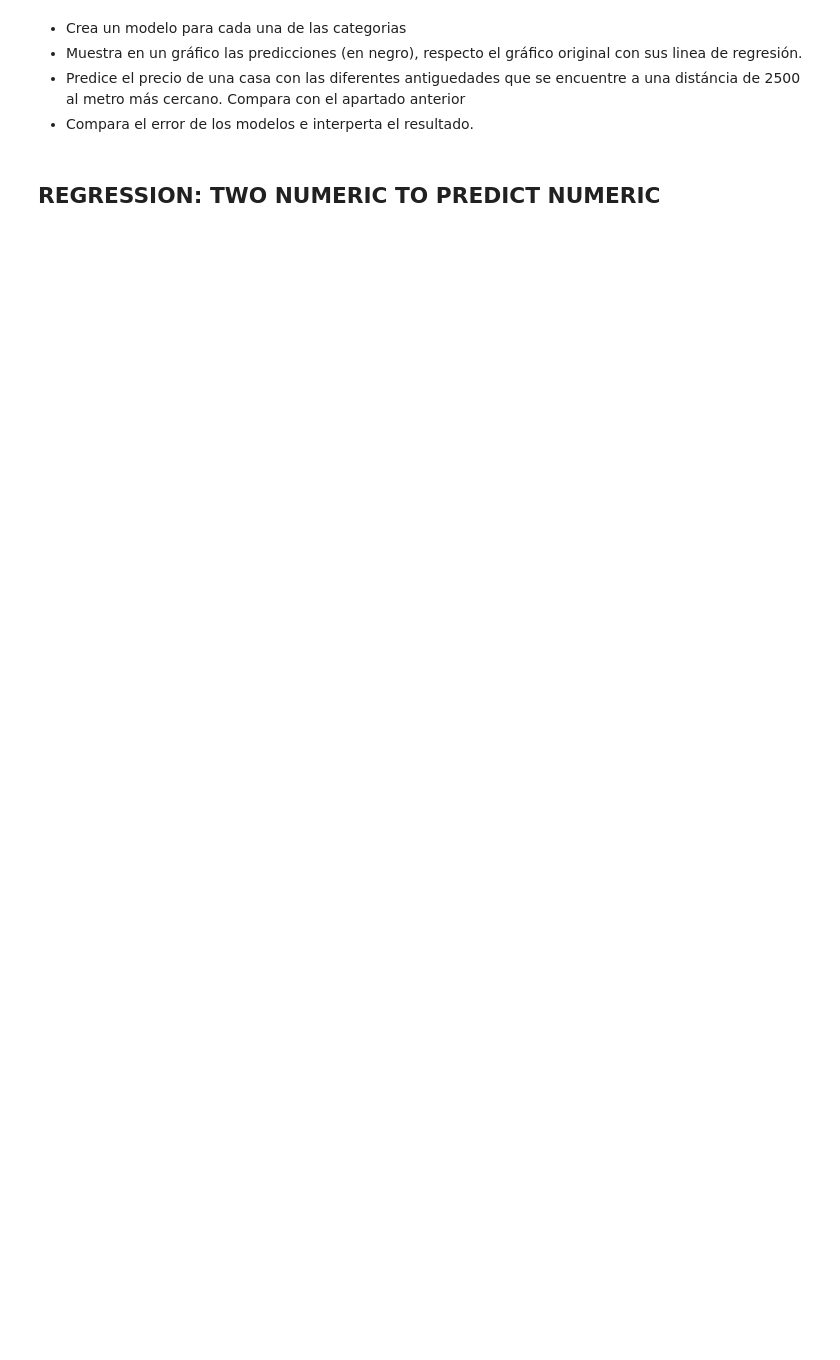
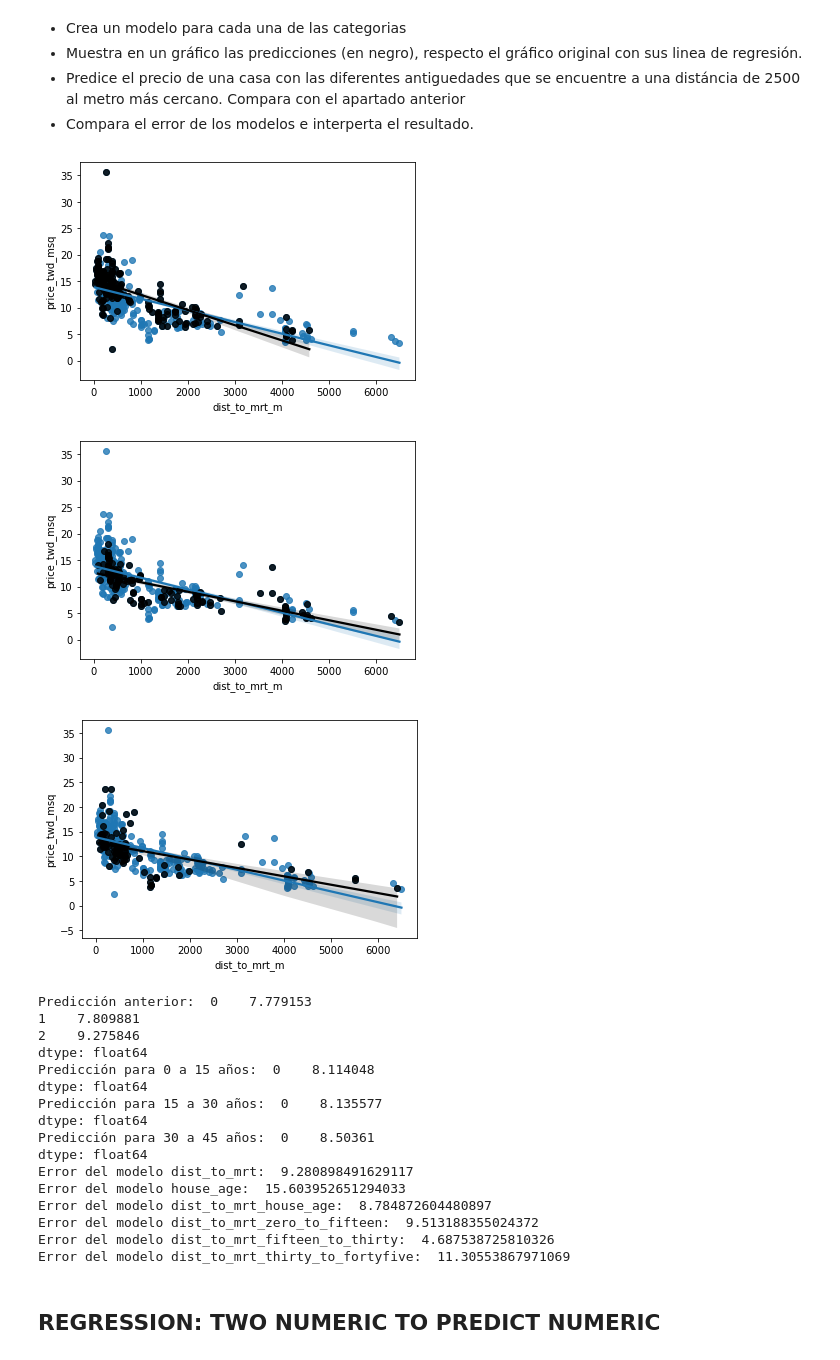
Before and after one commit to gcfp/M03, a Jupyter notebook: actividad-taiwan/MultRegression_Alum.ipynb, the cells around one changed output. Drawn from its saved outputs; the diff is of its cells as text; code cells hidden in the pictures; blank space fills up the shorter version.

```diff
--- a/actividad-taiwan/MultRegression_Alum.ipynb
+++ b/actividad-taiwan/MultRegression_Alum.ipynb
@@ -16,6 +59,65 @@ A partir del dataSet de Taiwan:
 *   Muestra en un gráfico las predicciones (en negro), respecto el gráfico original con sus linea de regresión.
 * Predice el precio de una casa con las diferentes antiguedades que se encuentre a una distáncia de 2500 al metro más cercano. Compara con el apartado anterior
 * Compara el error de los modelos e interperta el resultado.
+# %%
+# Crea un modelo para cada una de las categorias
+zero_to_fifteen = taiwan_df[taiwan_df['house_age_years'] == "0 to 15"]
+fifteen_to_thirty = taiwan_df[taiwan_df['house_age_years'] == "15 to 30"]
+thirty_to_fortyfive = taiwan_df[taiwan_df['house_age_years'] == "30 to 45"]
+
+dist_to_mrt_zero_to_fifteen = ols(formula="price_twd_msq ~ dist_to_mrt_m", data=zero_to_fifteen).fit()
+dist_to_mrt_fifteen_to_thirty = ols(formula="price_twd_msq ~ dist_to_mrt_m", data=fifteen_to_thirty).fit()
+dist_to_mrt_thirty_to_fortyfive = ols(formula="price_twd_msq ~ dist_to_mrt_m", data=thirty_to_fortyfive).fit()
+
+# Muestra en un gráfico las predicciones (en negro), respecto el gráfico original con sus linea de regresión.
+sns.regplot(x="dist_to_mrt_m", y="price_twd_msq", data=taiwan_df)
+sns.regplot(x="dist_to_mrt_m", y="price_twd_msq", data=zero_to_fifteen, color="black")
+plt.show()
+
+sns.regplot(x="dist_to_mrt_m", y="price_twd_msq", data=taiwan_df)
+sns.regplot(x="dist_to_mrt_m", y="price_twd_msq", data=fifteen_to_thirty, color="black")
+plt.show()
+
+sns.regplot(x="dist_to_mrt_m", y="price_twd_msq", data=taiwan_df)
+sns.regplot(x="dist_to_mrt_m", y="price_twd_msq", data=thirty_to_fortyfive, color="black")
+plt.show()
+
+# Predice el precio de una casa con las diferentes antiguedades que se encuentre a una distáncia de 2500 al metro más cercano. Compara con el apartado anterior
+zero_to_fifteen_predicted_data = pd.DataFrame({'dist_to_mrt_m': 2500, 'house_age_years': zero_to_fifteen['house_age_years'].unique()})
+fifteen_to_thirty_predicted_data = pd.DataFrame({'dist_to_mrt_m': 2500, 'house_age_years': fifteen_to_thirty['house_age_years'].unique()})
+thirty_to_fortyfive_predicted_data = pd.DataFrame({'dist_to_mrt_m': 2500, 'house_age_years': thirty_to_fortyfive['house_age_years'].unique()})
+print("Predicción anterior: ",dist_to_mrt_house_age.predict(predicted_data))
+print("Predicción para 0 a 15 años: ", dist_to_mrt_zero_to_fifteen.predict(zero_to_fifteen_predicted_data))
+print("Predicción para 15 a 30 años: ", dist_to_mrt_fifteen_to_thirty.predict(fifteen_to_thirty_predicted_data))
+print("Predicción para 30 a 45 años: ", dist_to_mrt_thirty_to_fortyfive.predict(thirty_to_fortyfive_predicted_data))
+
+# Compara el error de los modelos e interperta el resultado.
+print("Error del modelo dist_to_mrt: ", dist_to_mrt.mse_resid)
+print("Error del modelo house_age: ", house_age.mse_resid)
+print("Error del modelo dist_to_mrt_house_age: ", dist_to_mrt_house_age.mse_resid)
+print("Error del modelo dist_to_mrt_zero_to_fifteen: ", dist_to_mrt_zero_to_fifteen.mse_resid)
+print("Error del modelo dist_to_mrt_fifteen_to_thirty: ", dist_to_mrt_fifteen_to_thirty.mse_resid)
+print("Error del modelo dist_to_mrt_thirty_to_fortyfive: ", dist_to_mrt_thirty_to_fortyfive.mse_resid)
+# %% [output]
+[figure, added]
+[figure, added]
+[figure, added]
+Predicción anterior:  0    7.779153
+1    7.809881
+2    9.275846
+dtype: float64
+Predicción para 0 a 15 años:  0    8.114048
+dtype: float64
+Predicción para 15 a 30 años:  0    8.135577
+dtype: float64
+Predicción para 30 a 45 años:  0    8.50361
+dtype: float64
+Error del modelo dist_to_mrt:  9.280898491629117
+Error del modelo house_age:  15.603952651294033
+Error del modelo dist_to_mrt_house_age:  8.784872604480897
+Error del modelo dist_to_mrt_zero_to_fifteen:  9.513188355024372
+Error del modelo dist_to_mrt_fifteen_to_thirty:  4.687538725810326
+Error del modelo dist_to_mrt_thirty_to_fortyfive:  11.30553867971069
 # %% [markdown]
 ## REGRESSION: TWO NUMERIC TO PREDICT NUMERIC
 # %% [markdown]
```
Also changed, not shown: parts of 5 cells of this notebook.
